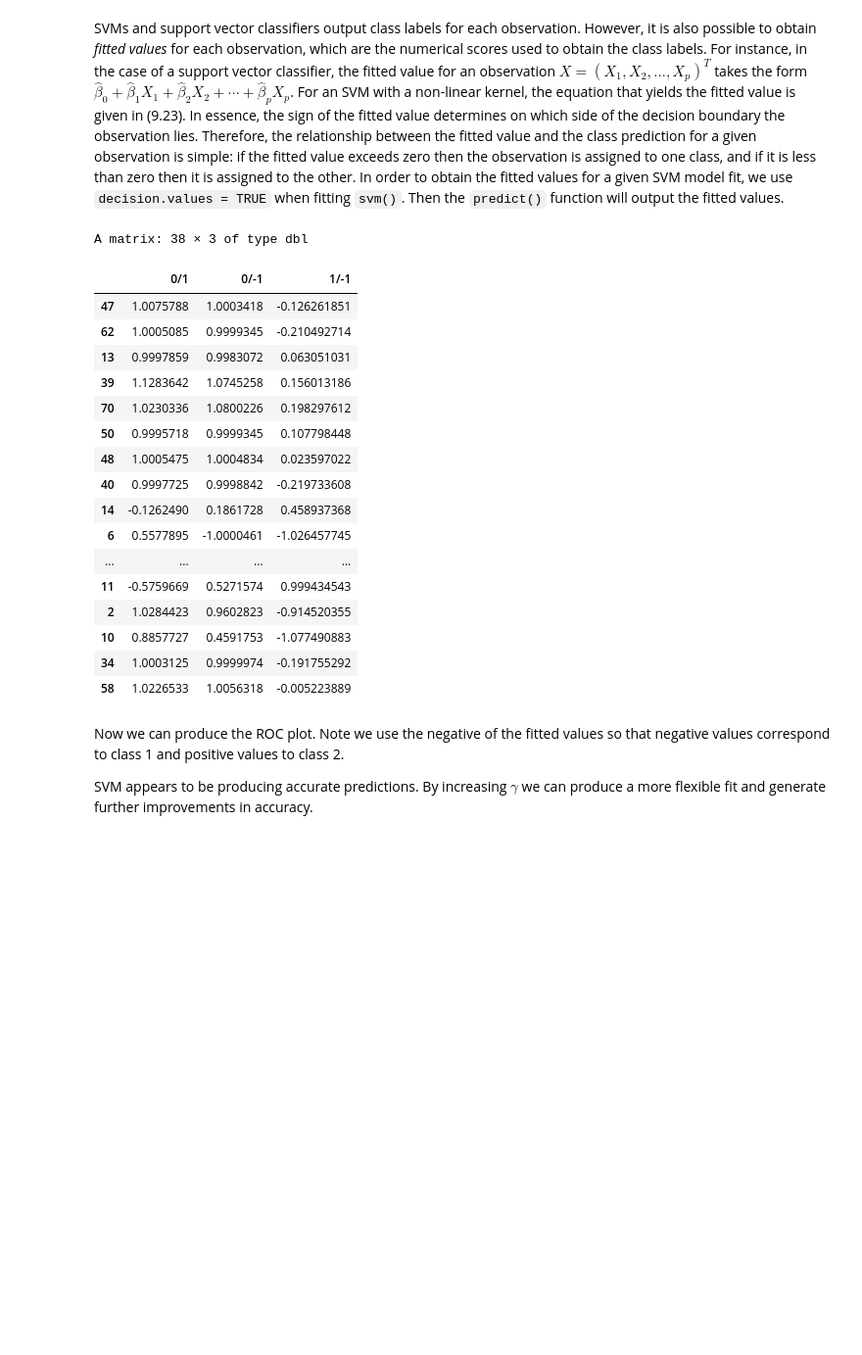
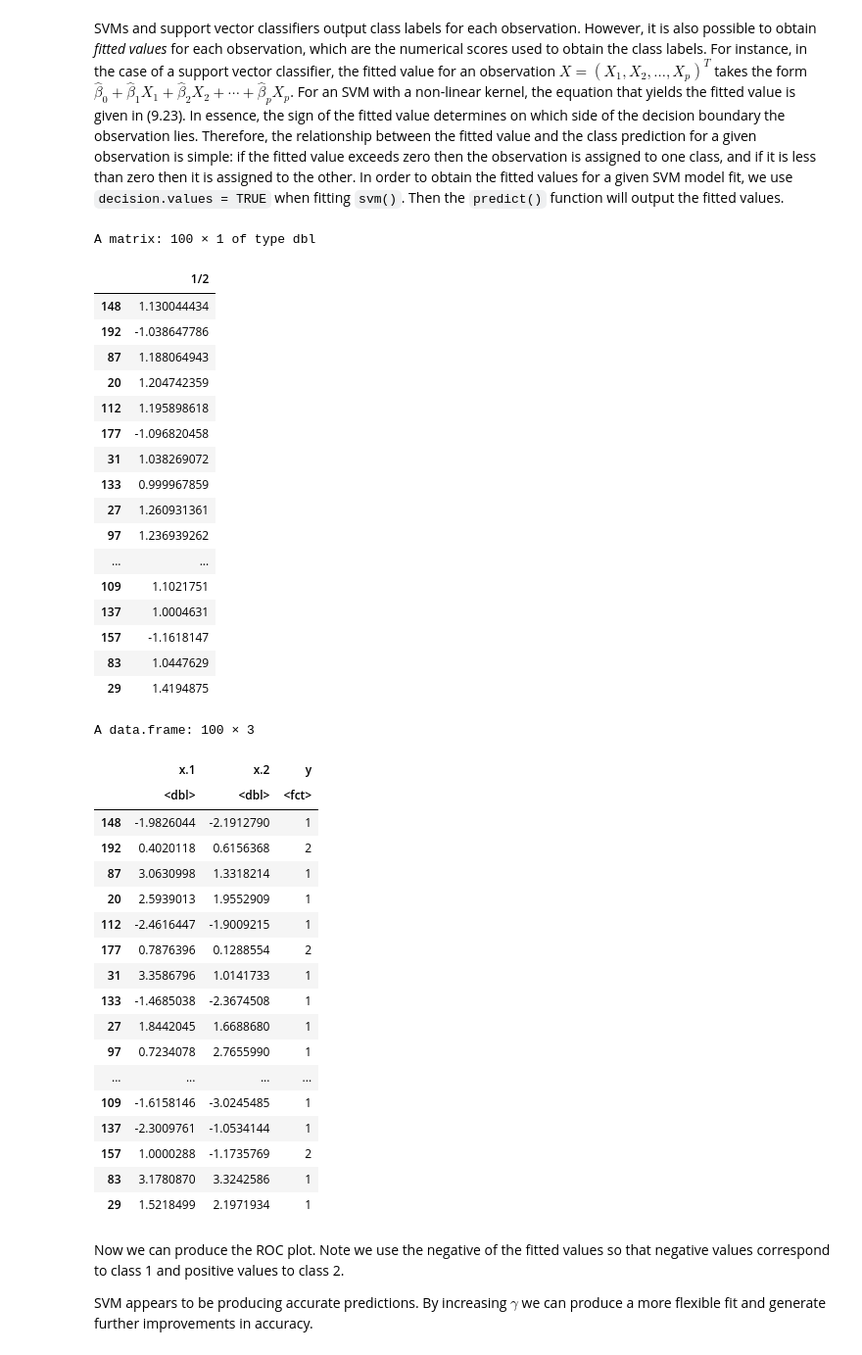
Before and after one commit to MoJabeen/DataScience_Nts, a Jupyter notebook: Notebooks/Support Vector Machines (R).ipynb, the cells around one changed output. Shown at 98% size. Saved outputs shown, nothing was run; the diff lists cells and outputs as text; code cells hidden in the pictures; blank space fills up the shorter version.

```diff
--- a/Notebooks/Support Vector Machines (R).ipynb
+++ b/Notebooks/Support Vector Machines (R).ipynb
@@ -413,31 +440,51 @@ Then the `predict()` function will output the fitted values.
 # %%
 svmfit.opt <- svm(y ~ ., data = dat[train, ],
     kernel = "radial", gamma = 2, cost = 1,
     decision.values = TRUE)
 fitted <- attributes(
     predict(svmfit.opt, dat[train, ], decision.values = TRUE)
   )$decision.values
 
 fitted
+dat[train,]
 # %% [output]
-A matrix: 38 × 3 of type dbl
+A matrix: 100 × 1 of type dbl
-|  | 0/1 | 0/-1 | 1/-1 |
-| 47 | 1.0075788 | 1.0003418 | -0.126261851 |
-| 62 | 1.0005085 | 0.9999345 | -0.210492714 |
-| 13 | 0.9997859 | 0.9983072 | 0.063051031 |
-| 39 | 1.1283642 | 1.0745258 | 0.156013186 |
-| 70 | 1.0230336 | 1.0800226 | 0.198297612 |
-| 50 | 0.9995718 | 0.9999345 | 0.107798448 |
-| 48 | 1.0005475 | 1.0004834 | 0.023597022 |
-| 40 | 0.9997725 | 0.9998842 | -0.219733608 |
-| 14 | -0.1262490 | 0.1861728 | 0.458937368 |
-| 6 | 0.5577895 | -1.0000461 | -1.026457745 |
-| ... | ... | ... | ... |
-| 11 | -0.5759669 | 0.5271574 | 0.999434543 |
-| 2 | 1.0284423 | 0.9602823 | -0.914520355 |
-| 10 | 0.8857727 | 0.4591753 | -1.077490883 |
-| 34 | 1.0003125 | 0.9999974 | -0.191755292 |
-| 58 | 1.0226533 | 1.0056318 | -0.005223889 |
+|  | 1/2 |
+| 148 | 1.130044434 |
+| 192 | -1.038647786 |
+| 87 | 1.188064943 |
+| 20 | 1.204742359 |
+| 112 | 1.195898618 |
+| 177 | -1.096820458 |
+| 31 | 1.038269072 |
+| 133 | 0.999967859 |
+| 27 | 1.260931361 |
+| 97 | 1.236939262 |
+| ... | ... |
+| 109 | 1.1021751 |
+| 137 | 1.0004631 |
+| 157 | -1.1618147 |
+| 83 | 1.0447629 |
+| 29 | 1.4194875 |
+A data.frame: 100 × 3
+|  | x.1 | x.2 | y |
+|  | <dbl> | <dbl> | <fct> |
+| 148 | -1.9826044 | -2.1912790 | 1 |
+| 192 | 0.4020118 | 0.6156368 | 2 |
+| 87 | 3.0630998 | 1.3318214 | 1 |
+| 20 | 2.5939013 | 1.9552909 | 1 |
+| 112 | -2.4616447 | -1.9009215 | 1 |
+| 177 | 0.7876396 | 0.1288554 | 2 |
+| 31 | 3.3586796 | 1.0141733 | 1 |
+| 133 | -1.4685038 | -2.3674508 | 1 |
+| 27 | 1.8442045 | 1.6688680 | 1 |
+| 97 | 0.7234078 | 2.7655990 | 1 |
+| ... | ... | ... | ... |
+| 109 | -1.6158146 | -3.0245485 | 1 |
+| 137 | -2.3009761 | -1.0534144 | 1 |
+| 157 | 1.0000288 | -1.1735769 | 2 |
+| 83 | 3.1780870 | 3.3242586 | 1 |
+| 29 | 1.5218499 | 2.1971934 | 1 |
 # %% [markdown]
 Now we can produce the ROC plot. Note we use the negative of the fitted values so that negative values correspond to class 1 and positive values to class 2.
 
```
Also changed, not shown: parts of 15 cells of this notebook, 6 other files.
